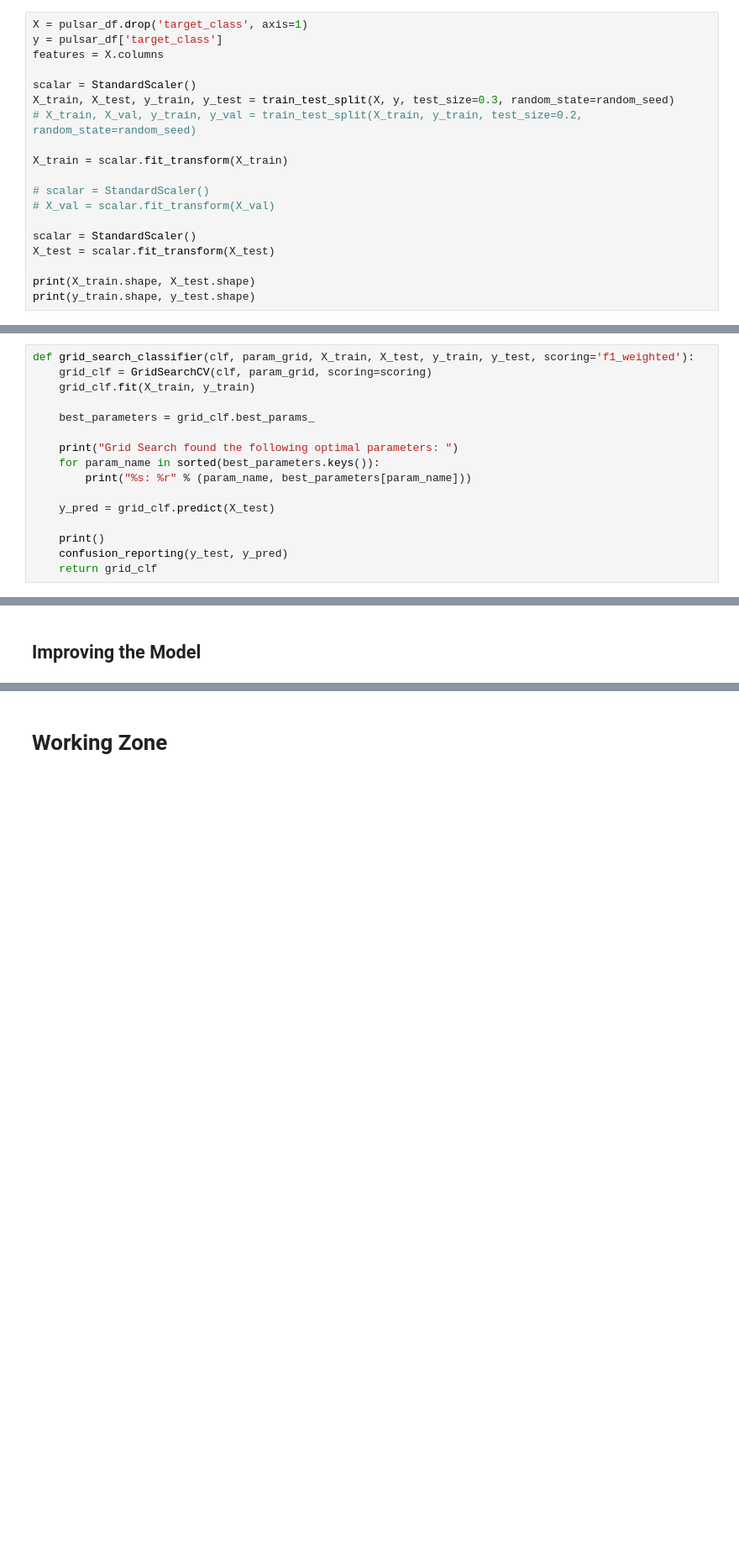
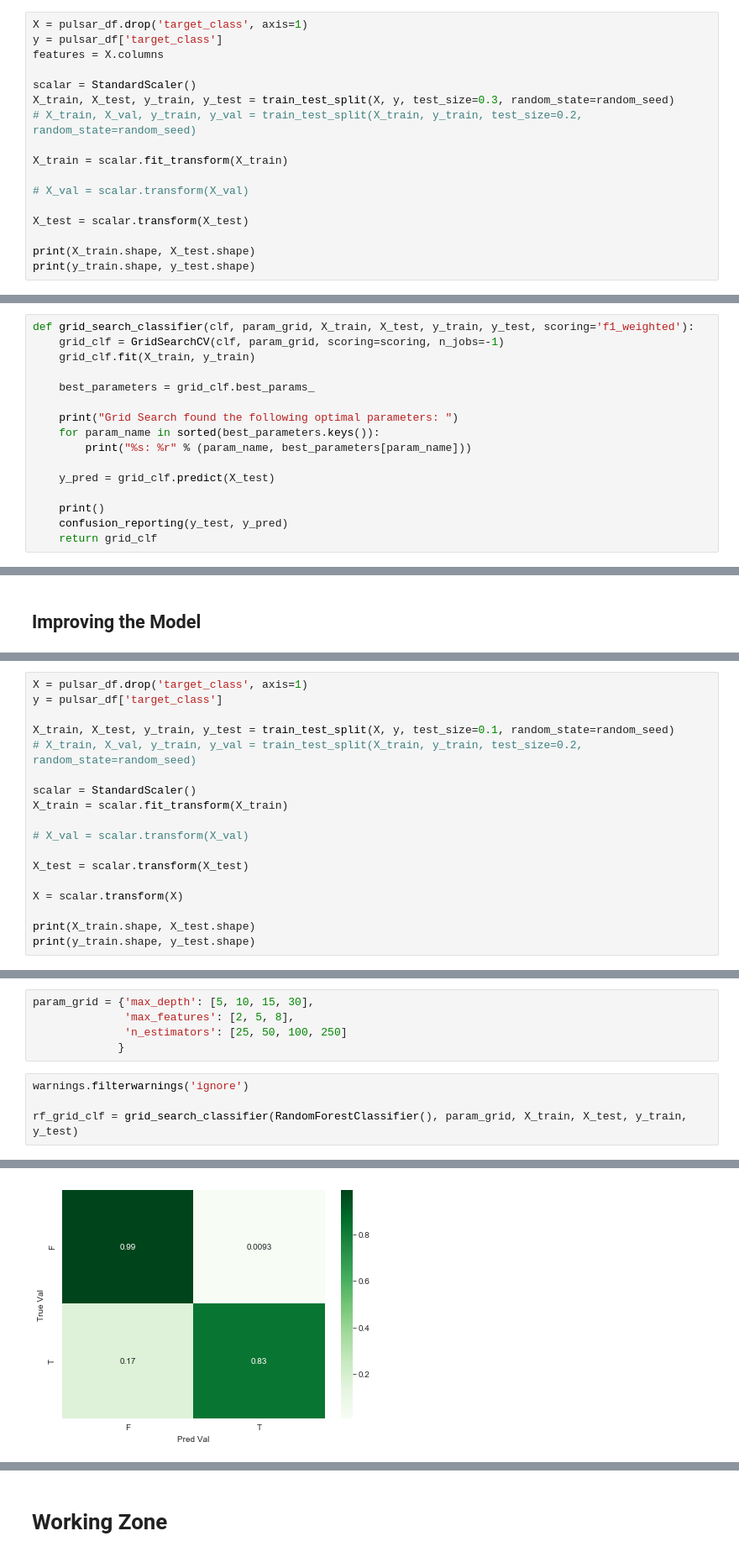
Before and after one commit to zapatos24/Pulsar_Star_Classification, a Jupyter notebook: jeremy-wip-notebook.ipynb, the cells around one changed output, grey strips where cells are left out. Shown: that part at 84% size. Cells and saved outputs as stored; diff of their text form; blank space fills up the shorter version.

```diff
--- a/jeremy-wip-notebook.ipynb
+++ b/jeremy-wip-notebook.ipynb
@@ -93,11 +98,9 @@ X_train, X_test, y_train, y_test = train_test_split(X, y, test_size=0.3, random_
 
 X_train = scalar.fit_transform(X_train)
 
-# scalar = StandardScaler()
-# X_val = scalar.fit_transform(X_val)
+# X_val = scalar.transform(X_val)
 
-scalar = StandardScaler()
-X_test = scalar.fit_transform(X_test)
+X_test = scalar.transform(X_test)
 
 print(X_train.shape, X_test.shape)
 print(y_train.shape, y_test.shape)
@@ -129,7 +132,7 @@ def confusion_reporting(true_values, pred_values):
     plt.show()
 # %%
 def grid_search_classifier(clf, param_grid, X_train, X_test, y_train, y_test, scoring='f1_weighted'):
-    grid_clf = GridSearchCV(clf, param_grid, scoring=scoring)
+    grid_clf = GridSearchCV(clf, param_grid, scoring=scoring, n_jobs=-1)
     grid_clf.fit(X_train, y_train)
 
     best_parameters = grid_clf.best_params_
@@ -190,0 +244,18 @@ confusion_reporting(y.values, y_pred_bool)
+# %%
+X = pulsar_df.drop('target_class', axis=1)
+y = pulsar_df['target_class']
+
+X_train, X_test, y_train, y_test = train_test_split(X, y, test_size=0.1, random_state=random_seed)
+# X_train, X_val, y_train, y_val = train_test_split(X_train, y_train, test_size=0.2, random_state=random_seed)
+
+scalar = StandardScaler()
+X_train = scalar.fit_transform(X_train)
+
+# X_val = scalar.transform(X_val)
+
+X_test = scalar.transform(X_test)
+
+X = scalar.transform(X)
+
+print(X_train.shape, X_test.shape)
+print(y_train.shape, y_test.shape)
@@ -190,0 +273,10 @@ confusion_reporting(y.values, y_pred_bool)
+# %%
+param_grid = {'max_depth': [5, 10, 15, 30],
+              'max_features': [2, 5, 8],
+              'n_estimators': [25, 50, 100, 250]
+             }
+# %%
+warnings.filterwarnings('ignore')
+
+rf_grid_clf = grid_search_classifier(RandomForestClassifier(), param_grid, X_train, X_test, y_train, y_test)
+# %% [output]
@@ -190,0 +300 @@ confusion_reporting(y.values, y_pred_bool)
+[figure, added]
```
Also changed, not shown: parts of 32 cells of this notebook.
